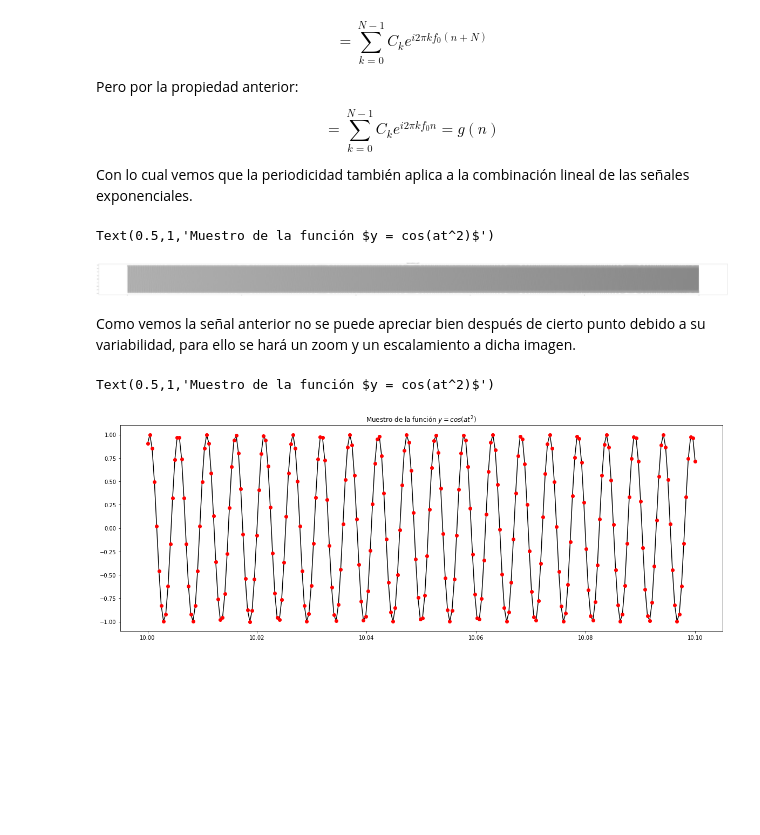
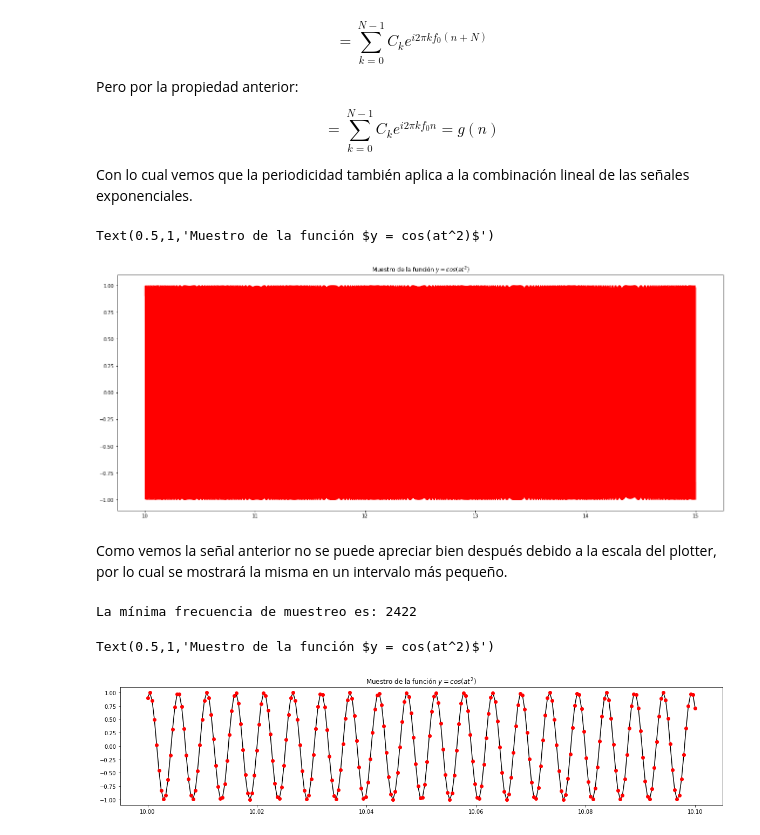
Before and after one commit to ericksav21/Maestria, a Jupyter notebook: Semestre 2/Procesamiento de señales/Tarea 5/Muestreo de una señal continua.ipynb, the cells around one changed output. Drawn from its saved outputs; the diff is of its cells as text; code cells hidden in the pictures; blank space fills up the shorter version.

```diff
--- a/Semestre 2/Procesamiento de señales/Tarea 5/Muestreo de una señal continua.ipynb
+++ b/Semestre 2/Procesamiento de señales/Tarea 5/Muestreo de una señal continua.ipynb
@@ -27,6 +27,7 @@ Con lo cual vemos que la periodicidad también aplica a la combinación lineal d
 # %%
 import numpy as np
 from matplotlib import pyplot as plt
+from mpl_toolkits.mplot3d import Axes3D
 import matplotlib.cm as cm
 from math import *
 
@@ -34,59 +35,61 @@ def derivative(t, a):
     return -2.0 * a * t * np.sin(a * t * t)
 
 def get_domain(b0, b1, n):
-    dt = (b1 - b0) / (n - 1)
+    dt = fabs(b1 - b0) / (n - 1)
     t = np.zeros(n, dtype = 'float64')
     for i in range(n):
         t[i] = b0 + i * dt
     return t
 
 def fs_max(b0, b1, a, n):
     dt = (b1 - b0) / (n - 1)
     t = get_domain(b0, b1, n)
     y = derivative(t, a)
     return max(y)
 
 def create_graph(b0, b1, a):
     #Obtener la frecuencia de muestreo
     Fs = 2.0 * fs_max(b0, b1, a, 5000)
     T = 1.0 / Fs
     t = get_domain(b0, b1, int((b1 - b0) / T))
     y = np.cos(a * t * t)
     return t, y
 
 a = 60.0
 b0 = 10.0
 b1 = 15.0
 t, y = create_graph(b0, b1, a)
 
 %matplotlib inline
-fig = plt.figure(figsize = (400, 20))
+fig = plt.figure(figsize = (50, 20))
 ax = fig.add_subplot(221)
 
-ax.plot(t, y, 'k')
+ax.plot(t, y, 'k', color = "red")
 ax.set_title("Muestro de la función $y = cos(at^2)$")
 # %% [output]
 Text(0.5,1,'Muestro de la función $y = cos(at^2)$')
-[figure, old version]
+[figure, new version]
 # %% [markdown]
-Como vemos la señal anterior no se puede apreciar bien después de cierto punto debido a su variabilidad, para ello se hará un zoom y un escalamiento a dicha imagen.
+Como vemos la señal anterior no se puede apreciar bien después debido a la escala del plotter, por lo cual se mostrará la misma en un intervalo más pequeño.
 # %%
 a = 60.0
 b0 = 10.0
 b1 = 10.1
 
 #Obtener la frecuencia de muestreo
-Fs = 2.0 * fs_max(b0, b1, a, 5000)
-T = 1.0 / Fs
+Fs = 2.0 * fs_max(b0, b1, a, 1000)
+print("La mínima frecuencia de muestreo es: " + str(ceil(Fs)))
+T = 1.0 / (Fs)
 t = get_domain(b0, b1, int((b1 - b0) / T))
 y = np.cos(a * t * t)
 
 %matplotlib inline
-fig = plt.figure(figsize = (20, 7))
+fig = plt.figure(figsize = (20, 4))
 ax = fig.add_subplot(111)
 
 ax.plot(t, y, 'k', t, y, 'ro')
 ax.set_title("Muestro de la función $y = cos(at^2)$")
 # %% [output]
-Text(0.5,1,'Muestro de la función $y = cos(at^2)$')
+La mínima frecuencia de muestreo es: 2422
+Text(0.5,1,'Muestro de la función $y = cos(at^2)$')
-[figure, old version]
+[figure, new version]
```
Also changed, not shown: parts of 4 cells of this notebook, 5 other files.
